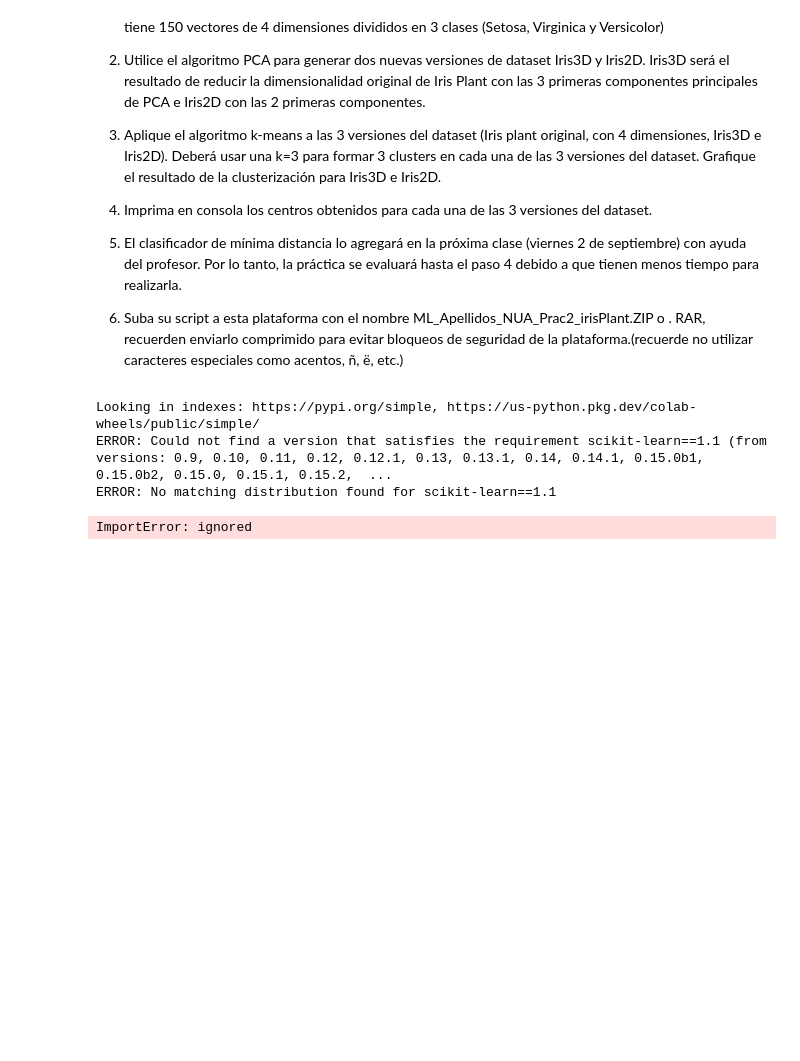
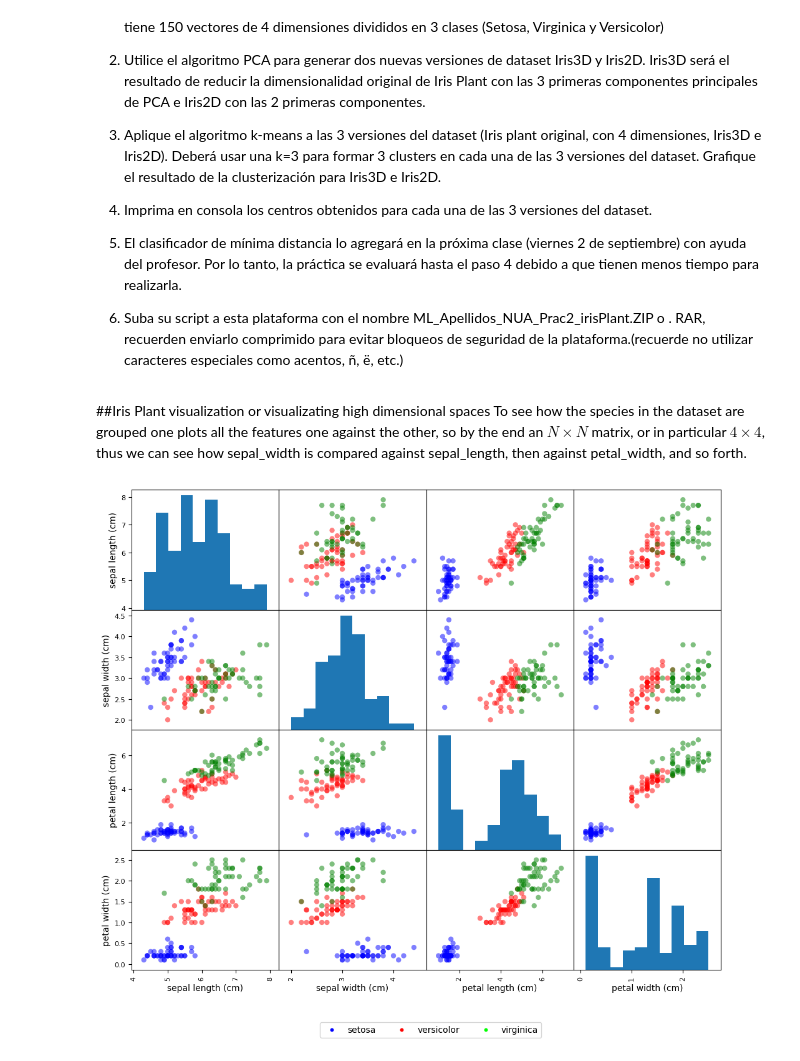
Before and after one commit to delatorrena2016/MachineLearningCourseUG, a Jupyter notebook: UNSUPERVISED LEARNING/02. PCA/Prac2IRISPLANT.ipynb, the cells around one changed output. Saved outputs shown, nothing was run; the diff lists cells and outputs as text; code cells hidden in the pictures; blank space fills up the shorter version.

```diff
--- a/UNSUPERVISED LEARNING/02. PCA/Prac2IRISPLANT.ipynb
+++ b/UNSUPERVISED LEARNING/02. PCA/Prac2IRISPLANT.ipynb
@@ -14,7 +14,10 @@ Utilice el lenguaje de programación Python para realizar lo siguiente:
 6. Suba su script a esta plataforma con el nombre ML_Apellidos_NUA_Prac2_irisPlant.ZIP o . RAR, recuerden enviarlo comprimido para evitar bloqueos de seguridad de la plataforma.(recuerde no utilizar caracteres especiales como acentos, ñ, ë, etc.)
 # %%
 import matplotlib.pyplot as plt
+plt.rcParams["figure.subplot.right"] = 0.8
 import numpy as np
+import pandas as pd
+import itertools
 from sklearn.cluster import KMeans
 import mpl_toolkits.mplot3d
 from sklearn import datasets
@@ -23,15 +26,11 @@ from sklearn.neighbors import NearestCentroid
 #!pip update scikit-learn
 #!pip install scikit-learn==1.1
 #from sklearn import inspection#!pip install inspection
-# %% [output]
-Looking in indexes: https://pypi.org/simple, https://us-python.pkg.dev/colab-wheels/public/simple/
-ERROR: Could not find a version that satisfies the requirement scikit-learn==1.1 (from versions: 0.9, 0.10, 0.11, 0.12, 0.12.1, 0.13, 0.13.1, 0.14, 0.14.1, 0.15.0b1, 0.15.0b2, 0.15.0, 0.15.1, 0.15.2,  ...
-ERROR: No matching distribution found for scikit-learn==1.1
 # %%
 from sklearn.inspection import DecisionBoundaryDisplay
 iris = datasets.load_iris()
-X = iris.data[:, :4]  # Array like of shape 150 puntos de dim 4
-y = iris.target       # Etiquetas
-#n=np.size(X,1)        # Eje 1 tamaño de dim, eje 0 no. puntos
+X = iris.data[:, :4]          # Array like of shape eje0 (150 puntos) de eje1 (dim 4)
+y = iris.target               # Etiquetas
+t_names = iris.target_names
+f_names = iris.feature_names  # In cm as unit of length
+#n=np.size(X,1)               # Tamaño de eje1 de los datos
-# %% [output]
-ImportError: ignored
@@ -47,0 +37,16 @@ X_2D=pca.fit_transform(X)
+# %% [markdown]
+##Iris Plant visualization or visualizating high dimensional spaces
+To see how the species in the dataset are grouped one plots all the features one against the other, so by the end an $N\times N$ matrix, or in particular $4\times4$, thus we can see how sepal_width is compared against sepal_length, then against petal_width, and so forth.
+# %%
+from pandas.plotting import scatter_matrix
+LABEL_COLOR_MAP = {0 : 'b',1 : 'r',2 : 'g'} # Cluster color by custom cmap, but matching brg gradient
+label_color = [LABEL_COLOR_MAP[l] for l in y]
+
+df = pd.DataFrame(X, columns = f_names)
+grr = scatter_matrix(df, alpha = 0.5, figsize = (14, 10), diagonal = 'hist', c = label_color, label=t_names, marker='o',range_padding=0.2)
+handles = [plt.plot([],[],color=plt.cm.brg(i/2.), ls="", marker="o", \
+                    markersize=np.sqrt(10))[0] for i in range(3)]
+plt.legend(handles, t_names, loc="center", bbox_to_anchor=(-0.97, -0.5), shadow=False, ncol=3)
+plt.show()
+# %% [output]
+[figure, added]
```
Also changed, not shown: parts of 6 cells of this notebook.
